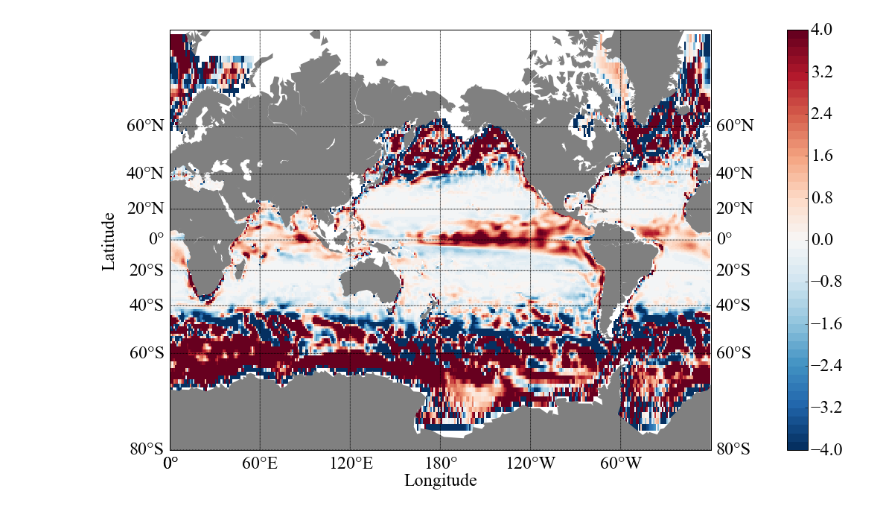
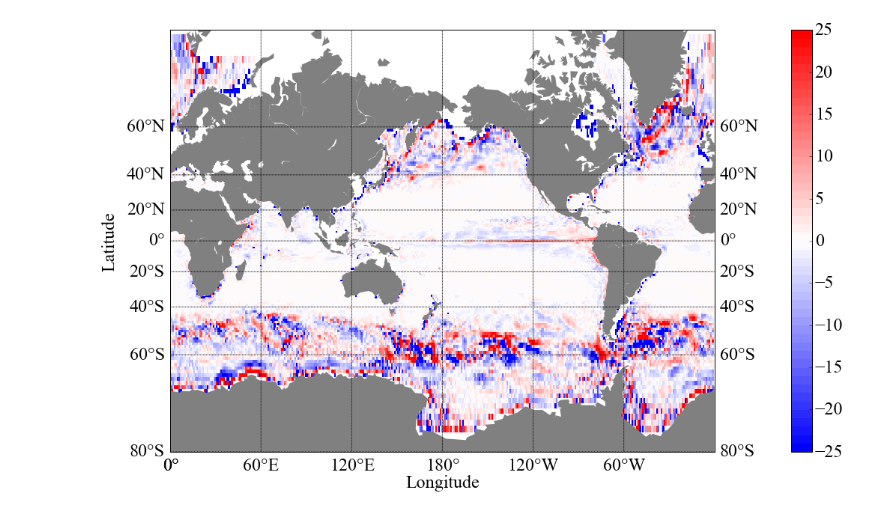
Before and after one commit to sophieclayton/model_comparison, a Jupyter notebook: python_figures/upflux_100m.ipynb, the cells around one changed output. Saved outputs shown, nothing was run; the diff lists cells and outputs as text; code cells hidden in the pictures.

```diff
--- a/python_figures/upflux_100m.ipynb
+++ b/python_figures/upflux_100m.ipynb
@@ -46,48 +46,43 @@ v=1
 
 in_file = '%supflux/CR_WN.1999.data' % CRindir
 CRWN = np.fromfile(in_file, dtype='>f').reshape(4,160, 360)
-CRmask = ma.masked_where(HFCR[6,:,:] == 0, CRWN[v,:,:], copy=False)
-
-#import grid params for HR grid
-HFHR = mit.rdmds('/Users/sclayton/Documents/darwin_model/e2_grid/hFacC')
-XG = mit.rdmds('/Users/sclayton/Documents/darwin_model/e2_grid/XG')
-YG = mit.rdmds('/Users/sclayton/Documents/darwin_model/e2_grid/YG')
-RAC = mit.rdmds('/Users/sclayton/Documents/darwin_model/e2_grid/RAC')
 
 # import HR data
-in_file = '%supflux/WN.1999.data' % HRindir
-HRWN = np.fromfile(in_file, dtype='>f').reshape(4, 510, 3060)
-HRmask = ma.masked_where(HFHR[10,:,:] == 0, HRWN[v,:,:], copy=False)
+in_file = '/Users/sclayton/Google Drive/work/comparison/data/annual/HR2CR/HR2CR_WN.1999.data'
+HRWN = np.fromfile(in_file, dtype='>f').reshape(4,160,360)
 # %%
 fig1 = plt.figure(1, figsize=(18,9), dpi = 600)
+v=1
+palette = plt.get_cmap('bwr', 50)
 
-palette = plt.get_cmap('RdBu_r', 50)
+diff = HRWN[v, :,:]-CRWN[v,:,:]
+diff = ma.masked_where(HFCR[6,:,:]==0, diff, copy =False)
 
 #x=mit.rdmds('XG'); y=mit.rdmds('YG'); e=mit.rdmds('Eta',np.Inf)
 mp = Basemap(projection='merc',llcrnrlat=-80,urcrnrlat=80,\
             llcrnrlon=0,urcrnrlon=360,lat_ts = 0, resolution='c')
 xm, ym = mp(XC,YC)
 #mp.contour(xm, ym, HFCR, [0], colors='k', lw=1)
-mp.pcolormesh(xm, ym, CRmask,shading='flat', vmin= -4, vmax = 4, cmap = palette)
+mp.pcolormesh(xm, ym, diff,shading='flat', vmin= -25, vmax = 25, cmap = palette)
 
 mp.fillcontinents(color = 'grey')
 mp.drawmapboundary()
 mp.drawparallels(np.arange(-80,80,20),labels=[1,1,0,1], fontsize=24)
 mp.drawmeridians(np.arange(-180,180,60),labels=[0,0,0,1], fontsize=24)
 
 plt.tick_params(axis='both', which='major', labelsize=24)
 plt.tick_params(axis='both', which='minor', labelsize=24)
 plt.xlabel('Longitude', fontsize = 24, labelpad = 30)
 plt.ylabel('Latitude', fontsize = 24, labelpad = 70)
 
 cbar = plt.colorbar(pad = 0.08)
 cbar.ax.tick_params(labelsize=24)
 
 plt.show()
 
 #plt.pcolormesh(XG, YG,HFHR,shading='flat', vmin= -2, vmax = 2,cmap = palette)
 #plt.axis([-180, 180, -80, 80])
 #plt.colorbar()
 #plt.show()
 # %% [output]
-[figure, old version]
+[figure, new version]
```
Also changed, not shown: parts of 5 cells of this notebook, 6 other files.
